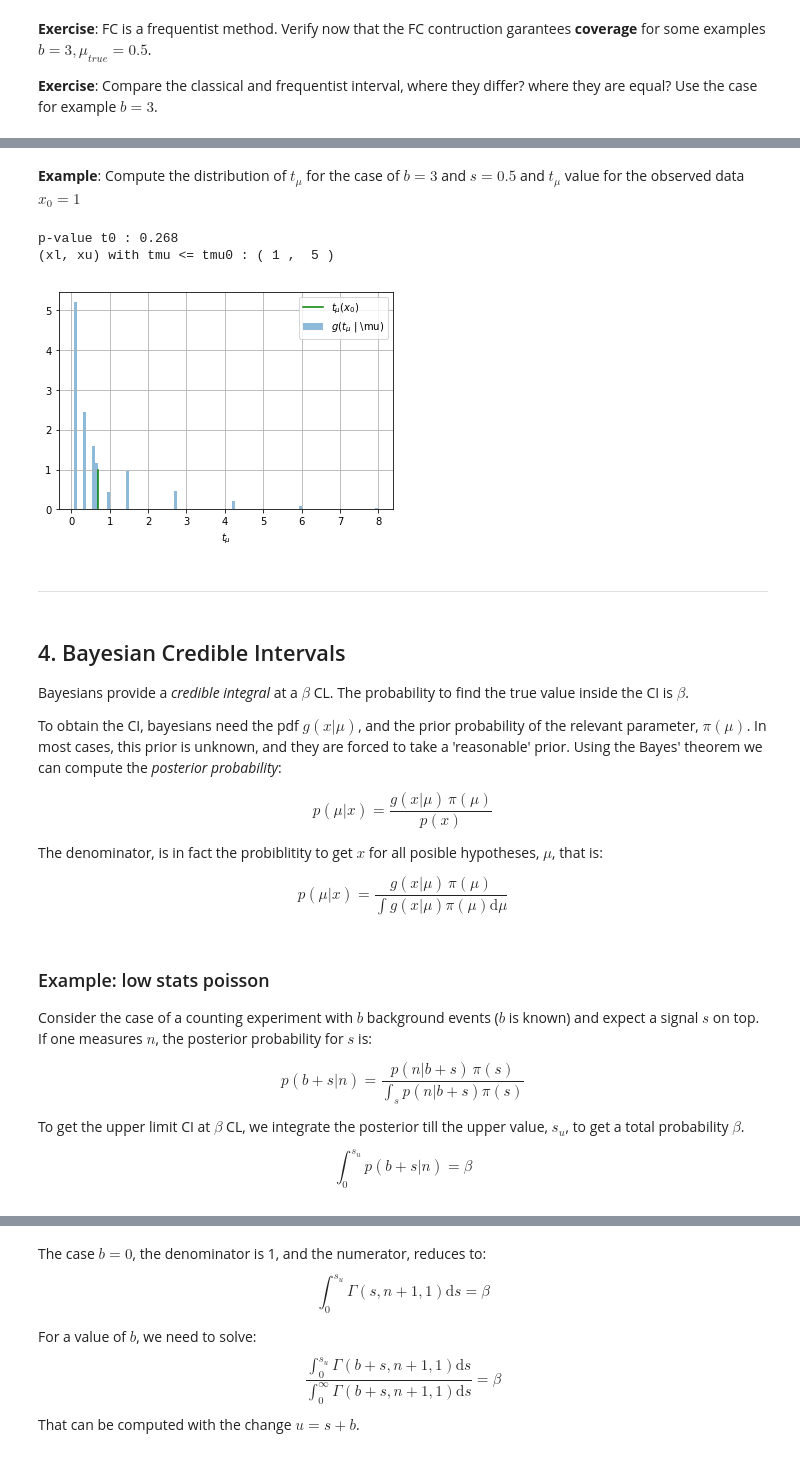
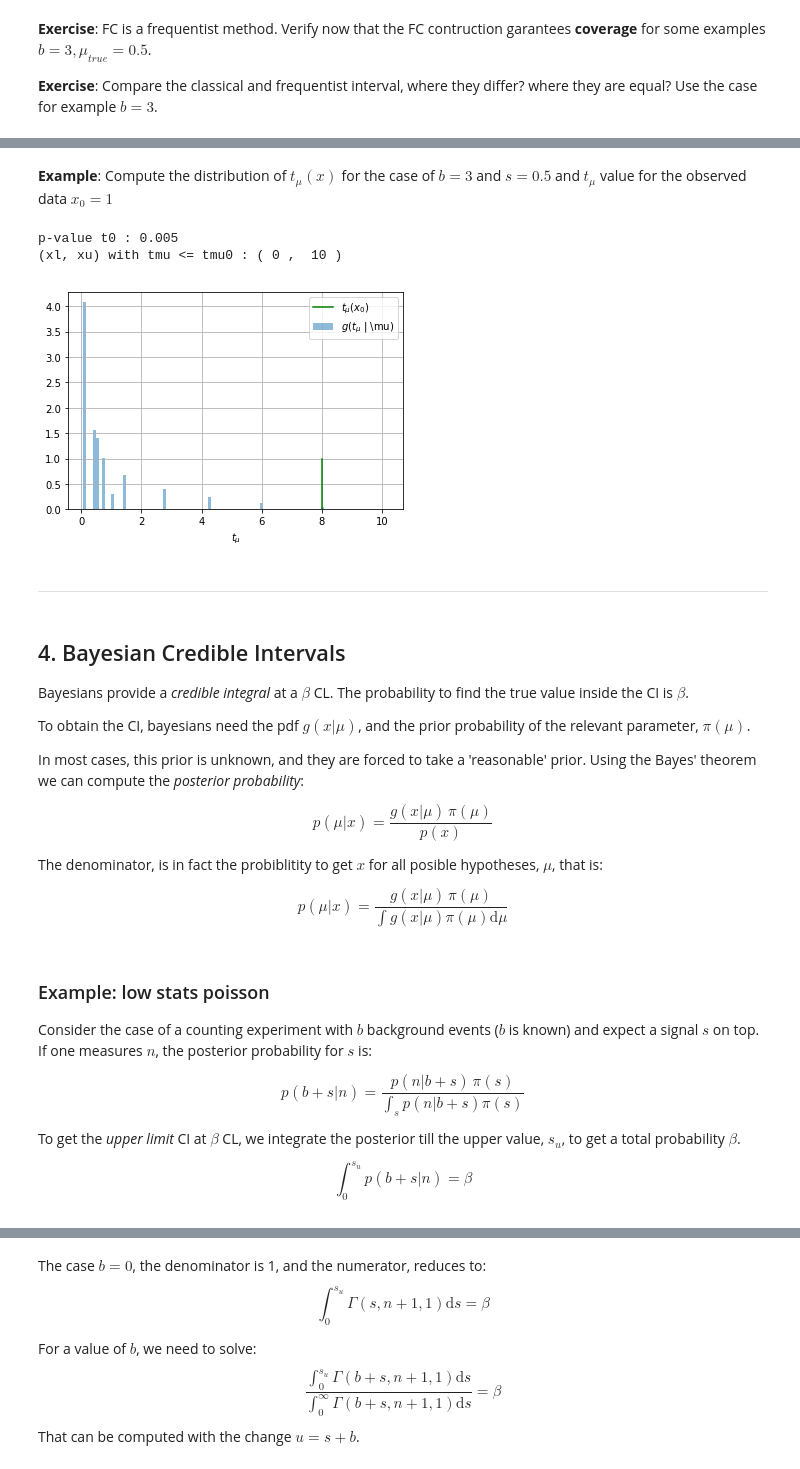
Before and after one commit to jahernando/USC-TA, a Jupyter notebook: ta_confidence_intervals.ipynb, the cells around one changed output, grey strips where cells are left out. Saved outputs shown, nothing was run; the diff lists cells and outputs as text; code cells hidden in the pictures.

```diff
--- a/ta_confidence_intervals.ipynb
+++ b/ta_confidence_intervals.ipynb
@@ -282,12 +400,12 @@ In this case $\mu$ is a vector. We will scan a region of the vector space, and f
 # %% [markdown]
-**Example**: Compute the distribution of $t_\mu$ for the case of $b=3$ and $s=0.5$ and $t_\mu$ value for the observed data $x_0 = 1$
+**Example**: Compute the distribution of $t_\mu(x)$ for the case of $b=3$ and $s=0.5$ and $t_\mu$ value for the observed data $x_0 = 1$
 # %%
-mu, mu0, x0, size = 0.5, 3., 1., 1000
-htexam.plt_tmus(x0, stats.poisson, mu0 + mu, mu0, size);
+b, mu, x0, size = 3, 0.5, 10., 1000
+htexam.plt_tmus(x0, stats.poisson, b + mu, b, size);
 # %% [output]
-p-value t0 : 0.268
-(xl, xu) with tmu <= tmu0 : ( 1 ,  5 )
+p-value t0 : 0.005
+(xl, xu) with tmu <= tmu0 : ( 0 ,  10 )
-[figure, old version]
+[figure, new version]
 # %% [markdown]
 ---
 # %% [markdown]
@@ -295,7 +413,9 @@ p-value t0 : 0.268
 
 Bayesians provide a *credible integral* at a $\beta$ CL. The probability to find the true value inside the CI is $\beta$.
 
-To obtain the CI, bayesians need the pdf $g(x | \mu)$, and  the prior probability of the relevant parameter, $\pi(\mu)$. In most cases, this prior is unknown, and they are forced to take a 'reasonable' prior. Using the Bayes' theorem we can compute the *posterior probability*:
+To obtain the CI, bayesians need the pdf $g(x | \mu)$, and  the prior probability of the relevant parameter, $\pi(\mu)$.
+
+In most cases, this prior is unknown, and they are forced to take a 'reasonable' prior. Using the Bayes' theorem we can compute the *posterior probability*:
 
 $$
 p(\mu | x) = \frac{g(x |\mu) \, \pi(\mu)}{p(x)}
@@ -316,7 +436,7 @@ $$
 p(b + s | n) = \frac{p(n | b + s) \,\pi(s)}{\int_s p(n | b+s) \pi(s)}
 $$
 
-To get the upper limit CI at $\beta$ CL, we integrate the posterior till the upper value, $s_u$, to get a total probability $\beta$.
+To get the *upper limit* CI at $\beta$ CL, we integrate the posterior till the upper value, $s_u$, to get a total probability $\beta$.
 
 $$
 \int_{0}^{s_u} p(b + s | n)  = \beta
```
Also changed, not shown: parts of 37 cells of this notebook, 5 other files.
